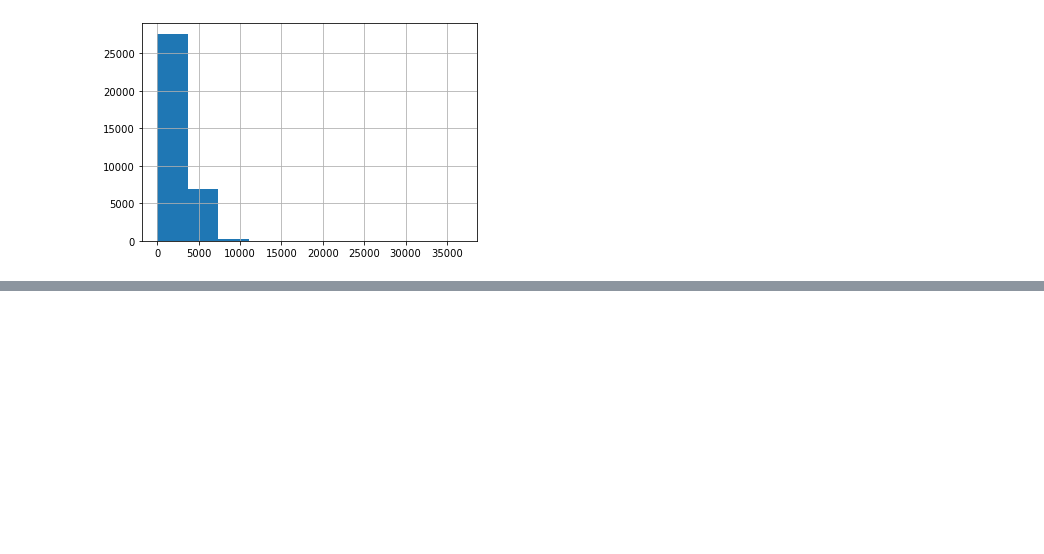
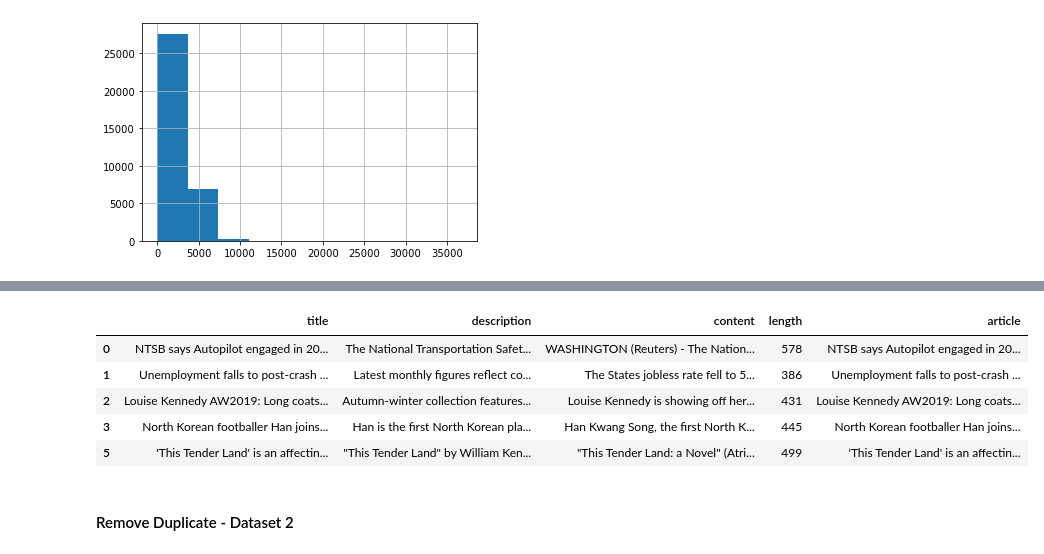
Before and after one commit to NadyaTambunan/TASI-2122-108_TF-IDF-vs-TF-IDF-Group, a Jupyter notebook: implementasi/EDA + Preprocessing.ipynb, the cells around one changed output, grey strips where cells are left out. Cells and saved outputs as stored; diff of their text form; code cells hidden in the pictures; blank space fills up the shorter version.

```diff
--- a/implementasi/EDA + Preprocessing.ipynb
+++ b/implementasi/EDA + Preprocessing.ipynb
@@ -326,0 +383,4 @@ Panjang maksimal plot:
+# %%
+# Menghapus data duplikat
+dataset_1 = dataset_1.drop_duplicates()
+dataset_1.head()
@@ -326,0 +394,15 @@ Panjang maksimal plot:
+# %%
+# Menggabungkan atribut title, description, dan content menjadi atribut article
+dataset_1["article"] = dataset_1["title"] + dataset_1["description"] + dataset_1["content"]
+# %%
+dataset_1['length'] =dataset_1['article'].apply(len)
+dataset_1.head()
+# %% [output]
+|  | title | description | content | length | article |
+| 0 | NTSB says Autopilot engaged in 20... | The National Transportation Safet... | WASHINGTON (Reuters) - The Nation... | 578 | NTSB says Autopilot engaged in 20... |
+| 1 | Unemployment falls to post-crash ... | Latest monthly figures reflect co... | The States jobless rate fell to 5... | 386 | Unemployment falls to post-crash ... |
+| 2 | Louise Kennedy AW2019: Long coats... | Autumn-winter collection features... | Louise Kennedy is showing off her... | 431 | Louise Kennedy AW2019: Long coats... |
+| 3 | North Korean footballer Han joins... | Han is the first North Korean pla... | Han Kwang Song, the first North K... | 445 | North Korean footballer Han joins... |
+| 5 | 'This Tender Land' is an affectin... | "This Tender Land" by William Ken... | "This Tender Land: a Novel" (Atri... | 499 | 'This Tender Land' is an affectin... |
+# %% [markdown]
+<h4> Remove Duplicate - Dataset 2</h4>
```
Also changed, not shown: parts of 20 cells of this notebook.
